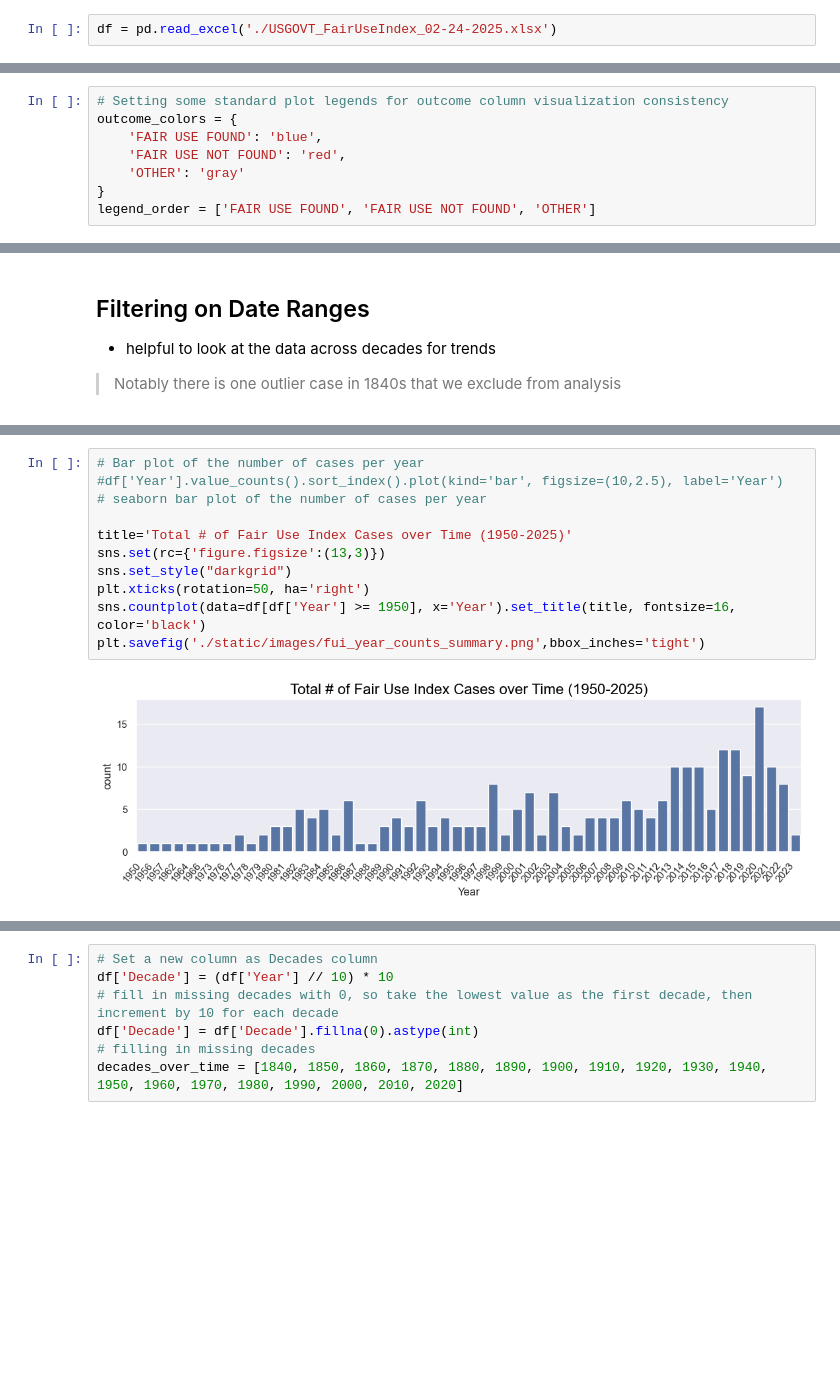
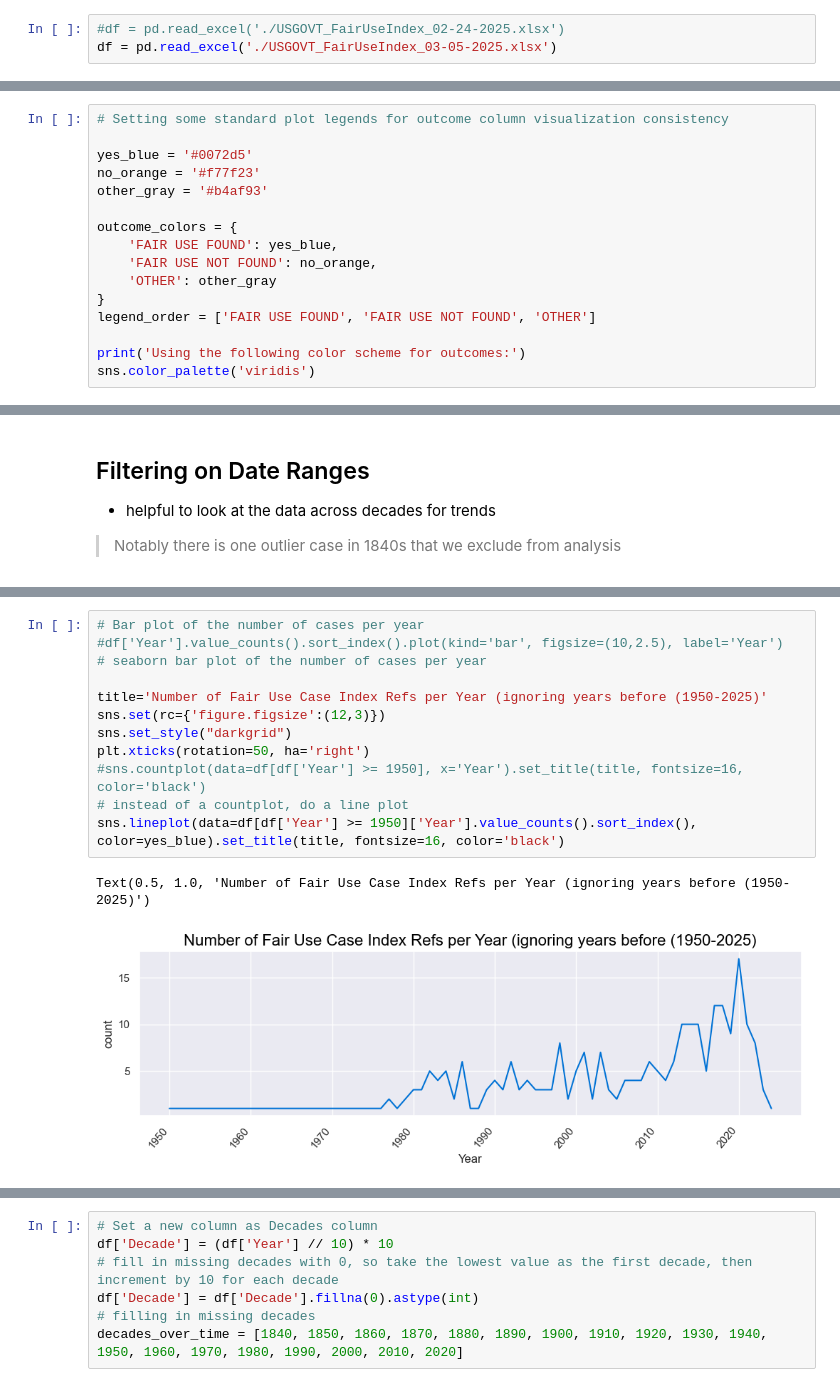
Before and after one commit to atnjqt/fair-use-index, a Jupyter notebook: analysis.ipynb, the cells around one changed output, grey strips where cells are left out. Saved outputs shown, nothing was run; the diff lists cells and outputs as text; blank space fills up the shorter version.

```diff
--- a/analysis.ipynb
+++ b/analysis.ipynb
@@ -13,7 +13,8 @@ Read the excel data into a Pandas dataframe:
 
 > Manually copied on February 24th, 2025 from https://www.copyright.gov/fair-use/index.html
 # %%
-df = pd.read_excel('./USGOVT_FairUseIndex_02-24-2025.xlsx')
+#df = pd.read_excel('./USGOVT_FairUseIndex_02-24-2025.xlsx')
+df = pd.read_excel('./USGOVT_FairUseIndex_03-05-2025.xlsx')
 # %% [markdown]
 ### Run some assertions for data valization and quality assurance
 
@@ -28,9 +29,17 @@ assert(df[df.Categories.isna()].shape == (0, df.columns.size))
 assert(df[df.Outcome.isna()].shape == (0, df.columns.size))
 # %%
 # Setting some standard plot legends for outcome column visualization consistency
+
+yes_blue = '#0072d5'
+no_orange = '#f77f23'
+other_gray = '#b4af93'
+
 outcome_colors = {
-    'FAIR USE FOUND': 'blue',
-    'FAIR USE NOT FOUND': 'red',
-    'OTHER': 'gray'
+    'FAIR USE FOUND': yes_blue,
+    'FAIR USE NOT FOUND': no_orange,
+    'OTHER': other_gray
 }
 legend_order = ['FAIR USE FOUND', 'FAIR USE NOT FOUND', 'OTHER']
+
+print('Using the following color scheme for outcomes:')
+sns.color_palette('viridis')
@@ -69,13 +93,15 @@ df['Year'] = df['Year'].astype(int)
 # %%
 # Bar plot of the number of cases per year
 #df['Year'].value_counts().sort_index().plot(kind='bar', figsize=(10,2.5), label='Year')
 # seaborn bar plot of the number of cases per year
 
-title='Total # of Fair Use Index Cases over Time (1950-2025)'
-sns.set(rc={'figure.figsize':(13,3)})
+title='Number of Fair Use Case Index Refs per Year (ignoring years before (1950-2025)'
+sns.set(rc={'figure.figsize':(12,3)})
 sns.set_style("darkgrid")
 plt.xticks(rotation=50, ha='right')
-sns.countplot(data=df[df['Year'] >= 1950], x='Year').set_title(title, fontsize=16, color='black')
-plt.savefig('./static/images/fui_year_counts_summary.png',bbox_inches='tight')
+#sns.countplot(data=df[df['Year'] >= 1950], x='Year').set_title(title, fontsize=16, color='black')
+# instead of a countplot, do a line plot
+sns.lineplot(data=df[df['Year'] >= 1950]['Year'].value_counts().sort_index(), color=yes_blue).set_title(title, fontsize=16, color='black')
 # %% [output]
+Text(0.5, 1.0, 'Number of Fair Use Case Index Refs per Year (ignoring years before (1950-2025)')
-[figure, old version]
+[figure, new version]
```
Also changed, not shown: parts of 28 cells of this notebook, 1 other file.
